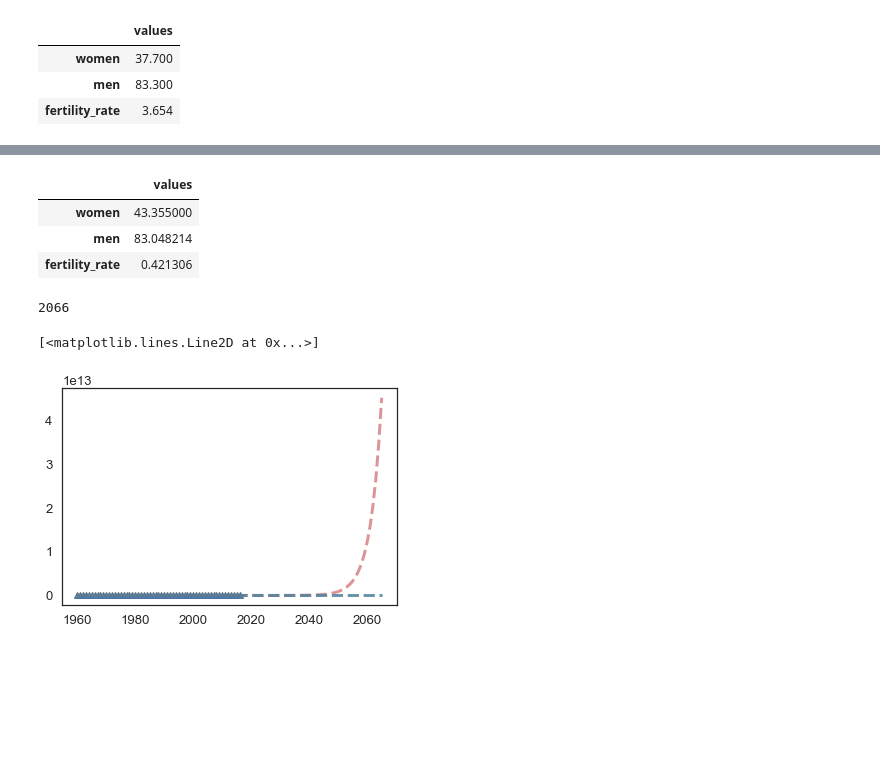
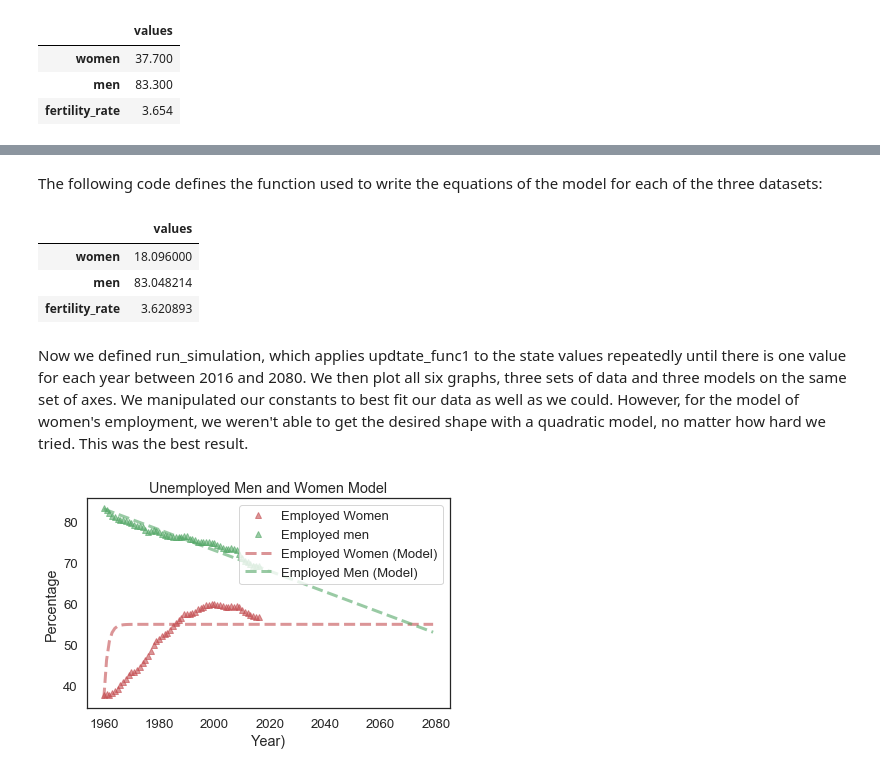
Before and after one commit to dlrow-olleh/ModSimPy, a Jupyter notebook: code/Project/Projehct.ipynb, the cells around one changed output, grey strips where cells are left out. Cells and saved outputs as stored; diff of their text form; code cells hidden in the pictures; blank space fills up the shorter version.

```diff
--- a/code/Project/Projehct.ipynb
+++ b/code/Project/Projehct.ipynb
@@ -136,45 +144,53 @@ system = System(growthM = rate_changeM,
+# %% [markdown]
+The following code defines the function used to write the equations of the model for each of the three datasets:
 # %%
 def update_func1(state, t, system):
 
-    change_fertility = (system.birth_rate - system.infant_mortality)*state.fertility_rate
-    #change_women = (state.women + system.growthW - system.women_quitting_rate)
-    change_women = state.women + (system.growthW * state.women) - (system.women_quitting_rate * state.women)
-    change_men = state.men - system.growthM
+    change_fertility = state.fertility_rate - system.growthFert
+    #model for change in fertility rate
+
+    change_women =  abs(state.women + (system.growthW * state.women) - (system.women_quitting_rate * state.women))
+    #change in employment rate in women as a funtion of increase in women's employment and average rate of quitting
+    #due to childbirth
+
+    change_men = state.men - system.growthM #function for men's employment
 
     return State(women = change_women, men = change_men, fertility_rate = change_fertility)
 # %%
-state = update_func1(init, system.t_0, sys1)
+state = update_func1(init, system.t_0, system) #updating the state with results from update_func1
 # %% [output]
 |  | values |
-| women | 43.355000 |
+| women | 18.096000 |
 | men | 83.048214 |
-| fertility_rate | 0.421306 |
+| fertility_rate | 3.620893 |
+# %% [markdown]
+Now we defined run_simulation, which applies updtate_func1 to the state values repeatedly until there is one value for each year between 2016 and 2080. We then plot all six graphs, three sets of data and three models on the same set of axes. We manipulated our constants to best fit our data as well as we could. However, for the model of women's employment, we weren't able to get the desired shape with a quadratic model, no matter how hard we tried. This was the best result.
 # %%
-def run_simulation(system, update_func):
-    results1 = TimeSeries()
+def run_simulation(system, update_func): #running the model
+    results1 = TimeSeries() #results series for each individual data set
     results2 = TimeSeries()
     results3 = TimeSeries()
 
 
     state = system.init
 
-    for t in linrange(system.t_0, system.t_end):
-        state = update_func1(state, t, system)
-        results1[t] = state.women
+    for t in linrange(system.t_0, system.t_end): #for loop running through all three years
+        state = update_func1(state, t, system) #starting with initial state
+        results1[t] = -state.women+55 #updating the state value for each dataset and storing daata value under results
         results2[t] = state.men
         results3[t] = state.fertility_rate
-    print(system.t_end)
-    return results1, results2, results3
+    return results1, results2, results3 #returning lists
 # %%
-results = run_simulation(system, update_func1)
-years = linrange(1960,2066, 1)
-plot(time, percentageW,'r^', label = 'Employed Women')
+results = run_simulation(system, update_func1) #running simulation from 2016 to 2066
+years = linrange(1960,2080) #setting time variable
+plot(time, percentageW,'r^', label = 'Employed Women') #plotting data
 plot(time, percentageM,'g^', label = 'Employed men')
-plot(time, fertility,'b^', label = 'Fertility Rate')
-plot(years, results[0], 'r--', label = 'Employed Women (Model)')
+
+plot(years, results[0], 'r--', label = 'Employed Women (Model)') #plotting model
 plot(years, results[1],'g--', label = 'Employed Men (Model)')
-plot(years, results[2], 'b--', label = 'Fertility Rate (Model)')
+
+decorate(xlabel='Year)',
+             ylabel='Percentage',
+             title='Unemployed Men and Women Model')
 # %% [output]
-2066
-[<matplotlib.lines.Line2D at 0x...>]
-[figure, old version]
+[figure, new version]
```
Also changed, not shown: parts of 26 cells of this notebook.
